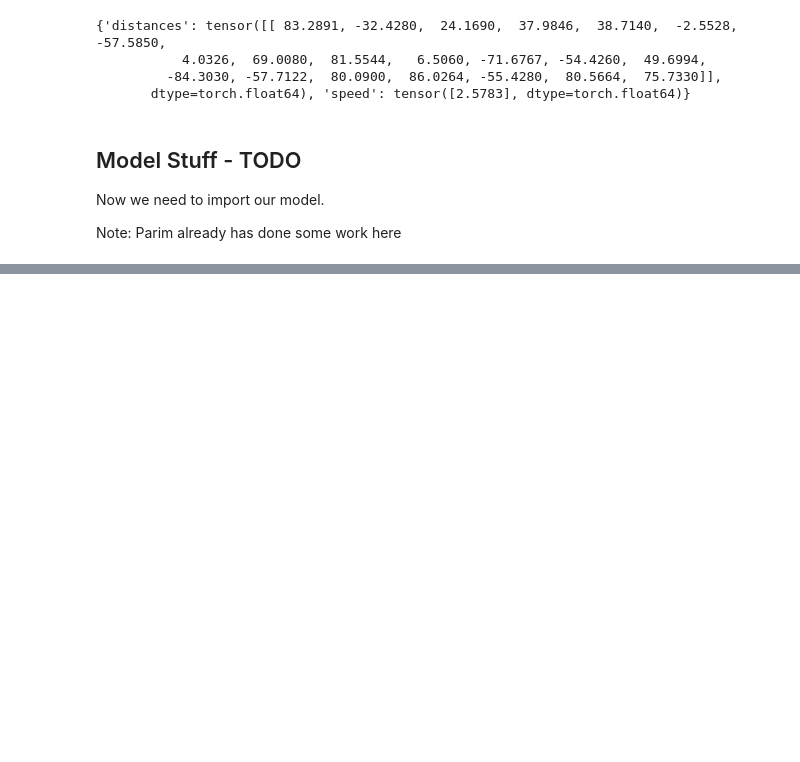
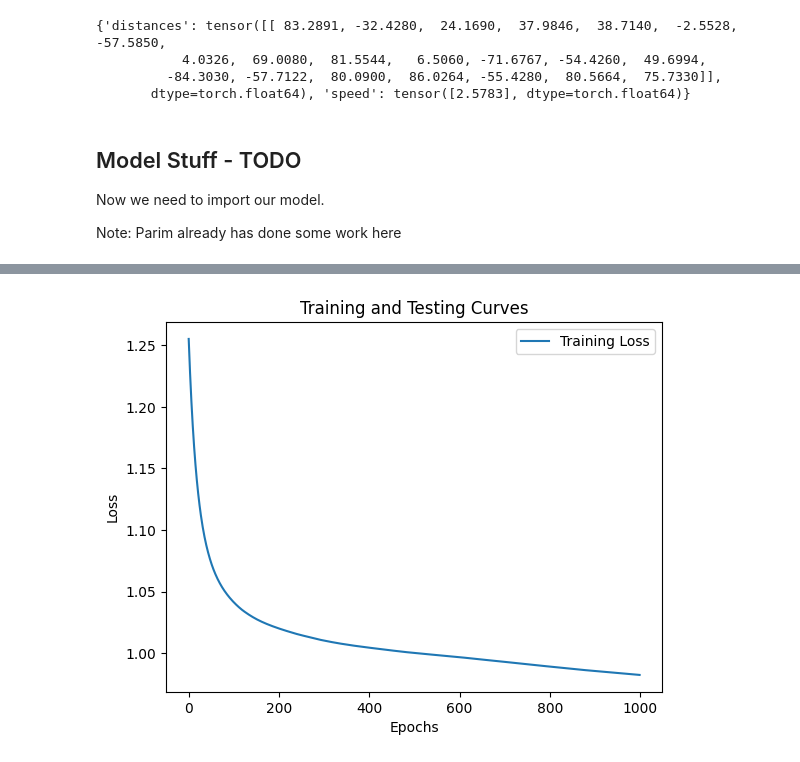
Before and after one commit to parimsuka/crowd-modeling-and-simulation, a Jupyter notebook: exercise6/tordeux-replication.ipynb, the cells around one changed output, grey strips where cells are left out. Saved outputs shown, nothing was run; the diff lists cells and outputs as text; code cells hidden in the pictures; blank space fills up the shorter version.

Commit message:
Added neural network initial implementation

```diff
--- a/exercise6/tordeux-replication.ipynb
+++ b/exercise6/tordeux-replication.ipynb
@@ -126,3 +126,101 @@ Now we need to import our model.
 
 
 Note: Parim already has done some work here
+# %%
+import torch
+import torch.nn as nn
+import torch.optim as optim
+from torch.utils.data import TensorDataset, DataLoader
+import matplotlib.pyplot as plt
+
+# Define the neural network class
+class PedestrianSpeedNN(nn.Module):
+    def __init__(self, num_inputs, hidden_size):
+        super(PedestrianSpeedNN, self).__init__()
+        self.fc1 = nn.Linear(num_inputs, hidden_size)
+        self.fc2 = nn.Linear(hidden_size, 1)
+
+    def forward(self, x):
+        x = torch.relu(self.fc1(x))
+        x = self.fc2(x)
+        return x
+
+# Set the random seed for reproducibility
+torch.manual_seed(42)
+
+# Create an instance of the neural network
+K = 10
+num_inputs = 2 * K + 1  # Number of inputs: mean spacing + K relative positions
+hidden_size = 3  # Number of nodes in the hidden layer
+model = PedestrianSpeedNN(num_inputs, hidden_size)
+
+# Define the loss function and optimizer
+criterion = nn.MSELoss()
+optimizer = optim.SGD(model.parameters(), lr=0.01)
+
+# Generate sample input data and target labels
+num_samples = 1000
+X = torch.randn(num_samples, num_inputs)
+y = torch.randn(num_samples, 1)
+
+# Initialize lists to store training and testing losses
+train_losses = []
+# test_losses = []
+
+# Create a data loader for batch training
+batch_size = 1000
+dataset = TensorDataset(X, y)
+data_loader = DataLoader(dataset, batch_size=batch_size, shuffle=True)
+
+# Training loop
+for epoch in range(1000):
+    running_loss = 0.0
+
+    for i, data in enumerate(data_loader, 0):
+        batch_input, batch_target = data
+
+        optimizer.zero_grad()
+        output = model(batch_input)
+        loss = criterion(output, batch_target)
+        loss.backward()
+        optimizer.step()
+
+        running_loss += loss.item()
+
+
+#         # Print statistics to console
+#         if i % 125 == 0: # print every 1000 mini-batches
+#             running_loss /= 1000
+#             print("[Epoch %d, Iteration %5d] loss: %.3f" % (epoch+1, i+1, running_loss))
+#             train_losses.append(running_loss)
+#             running_loss = 0.0
+
+    # Calculate training loss
+
+    train_losses.append(running_loss)
+
+#     # Calculate testing loss
+#     y_test_pred = model.predict(X_test)
+#     test_loss = np.mean((y_test_pred - y_test) ** 2)
+#     test_losses.append(test_loss)
+
+    # Print progress
+#     if (epoch+1) % 10 == 0:
+#         print(f"Epoch: {epoch+1}, Loss: {loss.item()}")
+
+# Example usage to predict pedestrian speed
+test_input = torch.randn(1, num_inputs)
+predicted_speed = model(test_input)
+print(f"Predicted speed: {predicted_speed.item()}")
+
+
+# Plot the training and testing curves
+# epochs = range(1, max_iter + 1)
+plt.plot(train_losses, label='Training Loss')
+# plt.plot(100, test_losses, label='Testing Loss')
+plt.xlabel('Epochs')
+plt.ylabel('Loss')
+plt.title('Training and Testing Curves')
+plt.legend()
+plt.show()
+# %% [output]
@@ -128,0 +228 @@ Note: Parim already has done some work here
+[figure, added]
```
Also changed, not shown: parts of 1 cell of this notebook.
